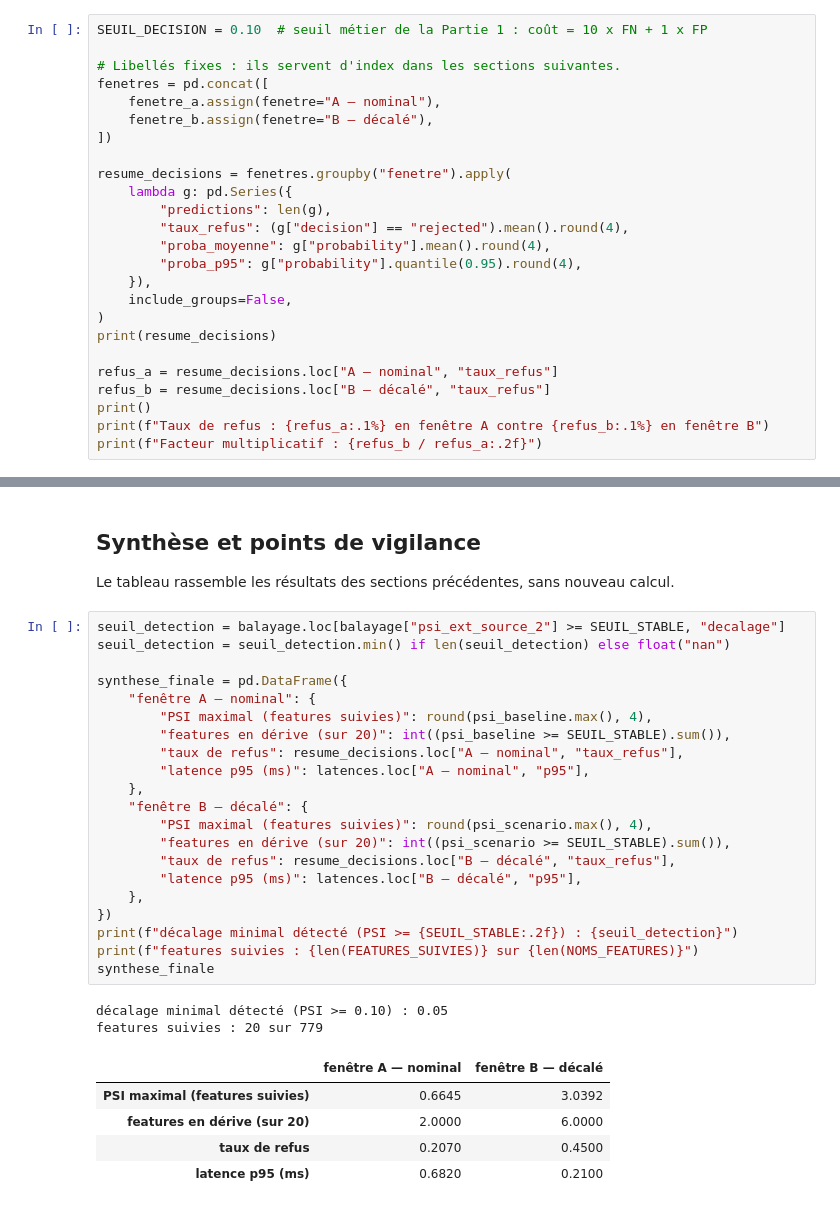
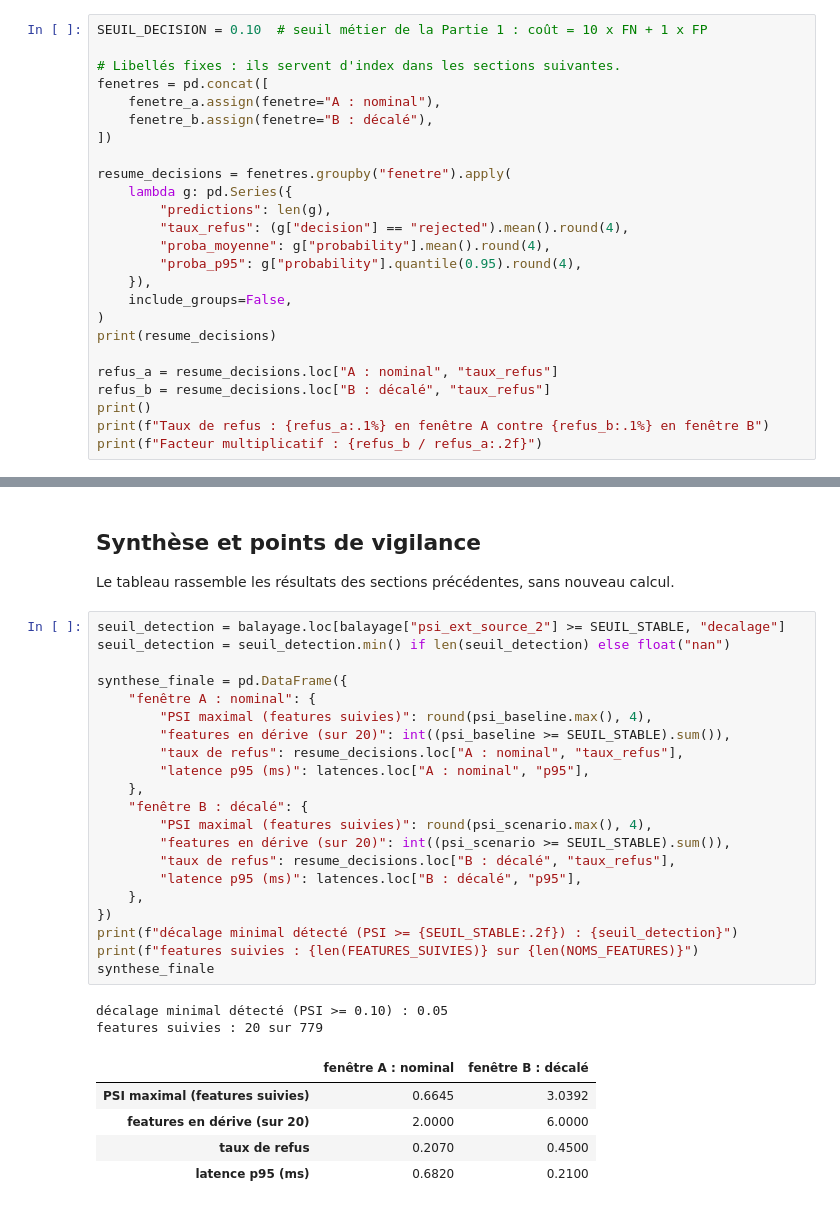
Before and after one commit to clemlre/credit-scoring-mlops, a Jupyter notebook: notebooks/07_data_drift.ipynb, the cells around one changed output, grey strips where cells are left out. Drawn from its saved outputs; the diff is of its cells as text.

```diff
--- a/notebooks/07_data_drift.ipynb
+++ b/notebooks/07_data_drift.ipynb
@@ -488,8 +488,8 @@ SEUIL_DECISION = 0.10  # seuil métier de la Partie 1 : coût = 10 x FN + 1 x FP
 
 # Libellés fixes : ils servent d'index dans les sections suivantes.
 fenetres = pd.concat([
-    fenetre_a.assign(fenetre="A — nominal"),
-    fenetre_b.assign(fenetre="B — décalé"),
+    fenetre_a.assign(fenetre="A : nominal"),
+    fenetre_b.assign(fenetre="B : décalé"),
 ])
 
 resume_decisions = fenetres.groupby("fenetre").apply(
@@ -503,8 +503,8 @@ resume_decisions = fenetres.groupby("fenetre").apply(
 )
 print(resume_decisions)
 
-refus_a = resume_decisions.loc["A — nominal", "taux_refus"]
-refus_b = resume_decisions.loc["B — décalé", "taux_refus"]
+refus_a = resume_decisions.loc["A : nominal", "taux_refus"]
+refus_b = resume_decisions.loc["B : décalé", "taux_refus"]
 print()
 print(f"Taux de refus : {refus_a:.1%} en fenêtre A contre {refus_b:.1%} en fenêtre B")
 print(f"Facteur multiplicatif : {refus_b / refus_a:.2f}")
@@ -713,28 +713,28 @@ Le tableau rassemble les résultats des sections précédentes, sans nouveau cal
 # %%
 seuil_detection = balayage.loc[balayage["psi_ext_source_2"] >= SEUIL_STABLE, "decalage"]
 seuil_detection = seuil_detection.min() if len(seuil_detection) else float("nan")
 
 synthese_finale = pd.DataFrame({
-    "fenêtre A — nominal": {
+    "fenêtre A : nominal": {
         "PSI maximal (features suivies)": round(psi_baseline.max(), 4),
         "features en dérive (sur 20)": int((psi_baseline >= SEUIL_STABLE).sum()),
-        "taux de refus": resume_decisions.loc["A — nominal", "taux_refus"],
-        "latence p95 (ms)": latences.loc["A — nominal", "p95"],
+        "taux de refus": resume_decisions.loc["A : nominal", "taux_refus"],
+        "latence p95 (ms)": latences.loc["A : nominal", "p95"],
     },
-    "fenêtre B — décalé": {
+    "fenêtre B : décalé": {
         "PSI maximal (features suivies)": round(psi_scenario.max(), 4),
         "features en dérive (sur 20)": int((psi_scenario >= SEUIL_STABLE).sum()),
-        "taux de refus": resume_decisions.loc["B — décalé", "taux_refus"],
-        "latence p95 (ms)": latences.loc["B — décalé", "p95"],
+        "taux de refus": resume_decisions.loc["B : décalé", "taux_refus"],
+        "latence p95 (ms)": latences.loc["B : décalé", "p95"],
     },
 })
 print(f"décalage minimal détecté (PSI >= {SEUIL_STABLE:.2f}) : {seuil_detection}")
 print(f"features suivies : {len(FEATURES_SUIVIES)} sur {len(NOMS_FEATURES)}")
 synthese_finale
 # %% [output]
 décalage minimal détecté (PSI >= 0.10) : 0.05
 features suivies : 20 sur 779
-|  | fenêtre A — nominal | fenêtre B — décalé |
+|  | fenêtre A : nominal | fenêtre B : décalé |
 | PSI maximal (features suivies) | 0.6645 | 3.0392 |
 | features en dérive (sur 20) | 2.0000 | 6.0000 |
 | taux de refus | 0.2070 | 0.4500 |
```
Also changed, not shown: parts of 15 cells of this notebook, 30 other files.
